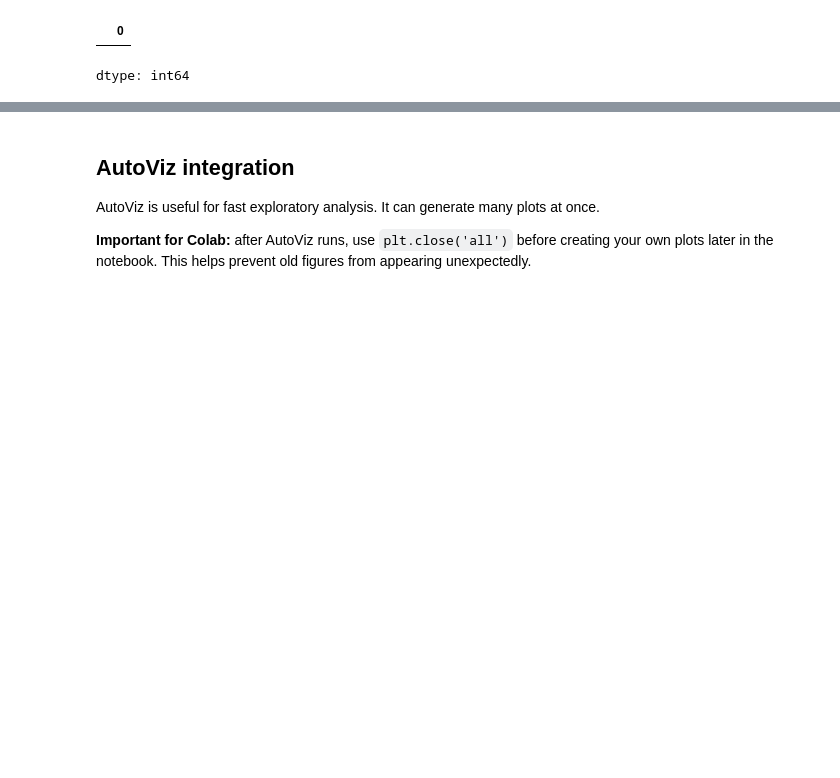
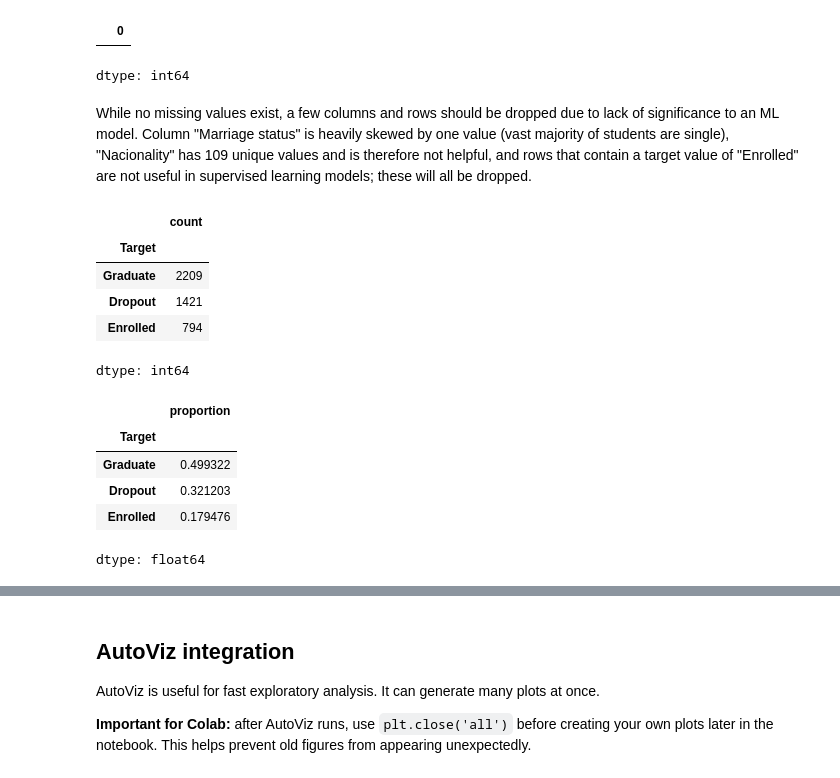
Before and after one commit to calebriggs1120/Data-Mining-Project-26, a Jupyter notebook: DataMining_Project_Caleb_Schell_Spring_2026.ipynb, the cells around one changed output, grey strips where cells are left out. Drawn from its saved outputs; the diff is of its cells as text; code cells hidden in the pictures; blank space fills up the shorter version.

```diff
--- a/DataMining_Project_Caleb_Schell_Spring_2026.ipynb
+++ b/DataMining_Project_Caleb_Schell_Spring_2026.ipynb
@@ -210,10 +210,25 @@ display(missing_summary)
 # %% [output]
 |  | 0 |
 dtype: int64
+# %% [markdown]
+While no missing values exist, a few columns and rows should be dropped due to lack of significance to an ML model. Column "Marriage status" is heavily skewed by one value (vast majority of students are single), "Nacionality" has 109 unique values and is therefore not helpful, and rows that contain a target value of "Enrolled" are not useful in supervised learning models; these will all be dropped.
 # %%
 # TODO: Replace with your actual target column name
-target = "REPLACE_ME"
+target = "Target"
 
 # Class balance
 display(df[target].value_counts(dropna=False))
 display(df[target].value_counts(normalize=True, dropna=False))
+# %% [output]
+|  | count |
+| Target |  |
+| Graduate | 2209 |
+| Dropout | 1421 |
+| Enrolled | 794 |
+dtype: int64
+|  | proportion |
+| Target |  |
+| Graduate | 0.499322 |
+| Dropout | 0.321203 |
+| Enrolled | 0.179476 |
+dtype: float64
```
Also changed, not shown: parts of 1 cell of this notebook.
